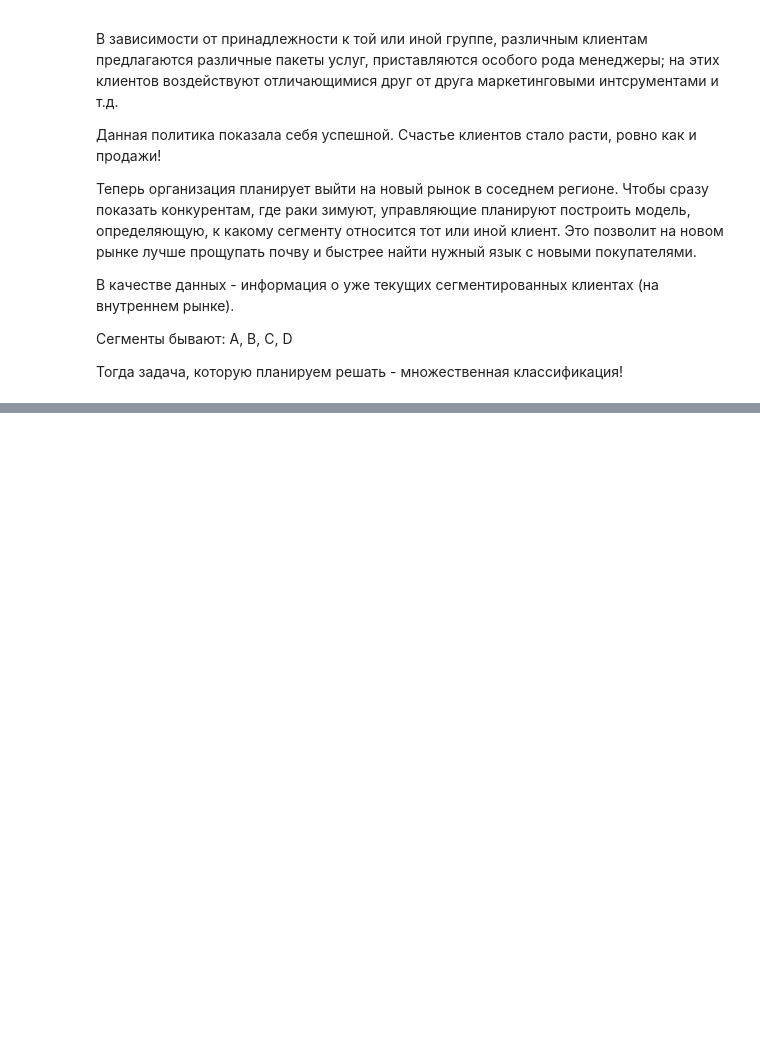
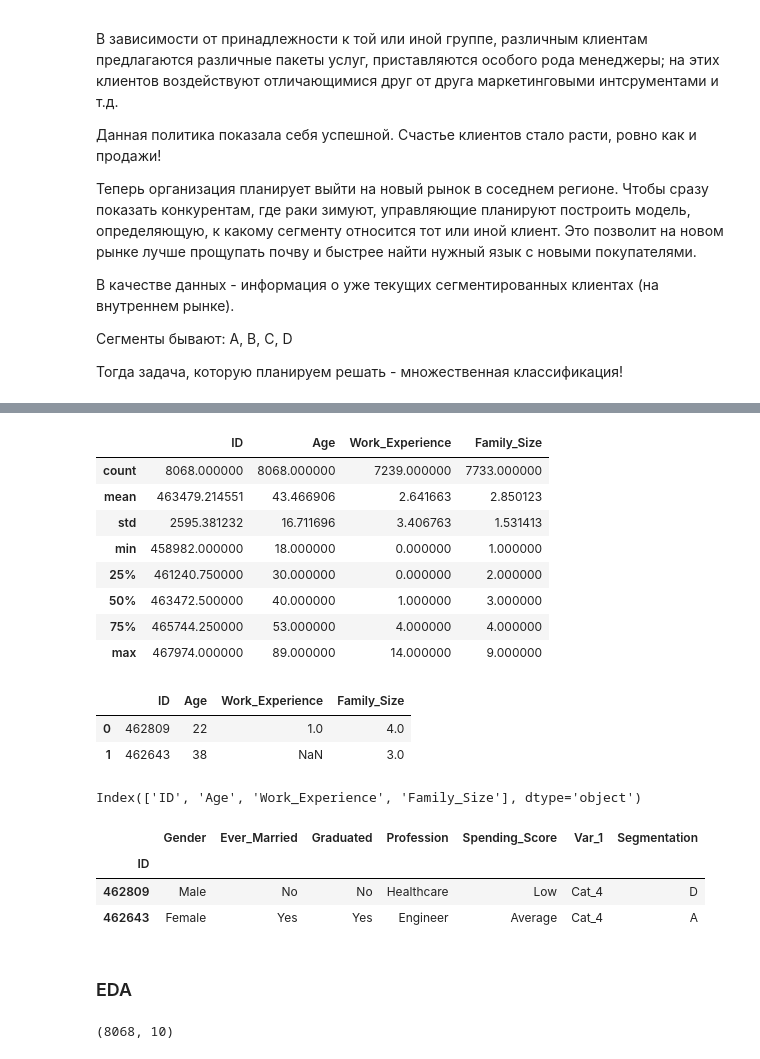
Before and after one commit to EgorSotn/Practice-ML, a Jupyter notebook: practice_14.ipynb, the cells around one changed output, grey strips where cells are left out. Saved outputs shown, nothing was run; the diff lists cells and outputs as text; code cells hidden in the pictures; blank space fills up the shorter version.

```diff
--- a/practice_14.ipynb
+++ b/practice_14.ipynb
@@ -51,0 +86,25 @@ df.shape
+# %%
+df.describe()
+# %% [output]
+|  | ID | Age | Work_Experience | Family_Size |
+| count | 8068.000000 | 8068.000000 | 7239.000000 | 7733.000000 |
+| mean | 463479.214551 | 43.466906 | 2.641663 | 2.850123 |
+| std | 2595.381232 | 16.711696 | 3.406763 | 1.531413 |
+| min | 458982.000000 | 18.000000 | 0.000000 | 1.000000 |
+| 25% | 461240.750000 | 30.000000 | 0.000000 | 2.000000 |
+| 50% | 463472.500000 | 40.000000 | 1.000000 | 3.000000 |
+| 75% | 465744.250000 | 53.000000 | 4.000000 | 4.000000 |
+| max | 467974.000000 | 89.000000 | 14.000000 | 9.000000 |
+# %%
+### Посмотрим на некатегориальные колонки
+
+numeric_columns = df.loc[:,df.dtypes!=np.object_].columns
+df.loc[:,df.dtypes!=np.object_].head(2)
+# %% [output]
+|  | ID | Age | Work_Experience | Family_Size |
+| 0 | 462809 | 22 | 1.0 | 4.0 |
+| 1 | 462643 | 38 | NaN | 3.0 |
+# %%
+numeric_columns
+# %% [output]
+Index(['ID', 'Age', 'Work_Experience', 'Family_Size'], dtype='object')
@@ -51,0 +117,16 @@ df.shape
+# %%
+### Посмотрим на категориальные колонки
+
+categorical_columns = df.loc[:,df.dtypes==np.object_].columns
+df.loc[:,df.dtypes==np.object_].head(2)
+# %% [output]
+|  | Gender | Ever_Married | Graduated | Profession | Spending_Score | Var_1 | Segmentation |
+| ID |  |  |  |  |  |  |  |
+| 462809 | Male | No | No | Healthcare | Low | Cat_4 | D |
+| 462643 | Female | Yes | Yes | Engineer | Average | Cat_4 | A |
+# %% [markdown]
+### EDA
+# %%
+df.shape
+# %% [output]
+(8068, 10)
```
Also changed, not shown: parts of 12 cells of this notebook.
